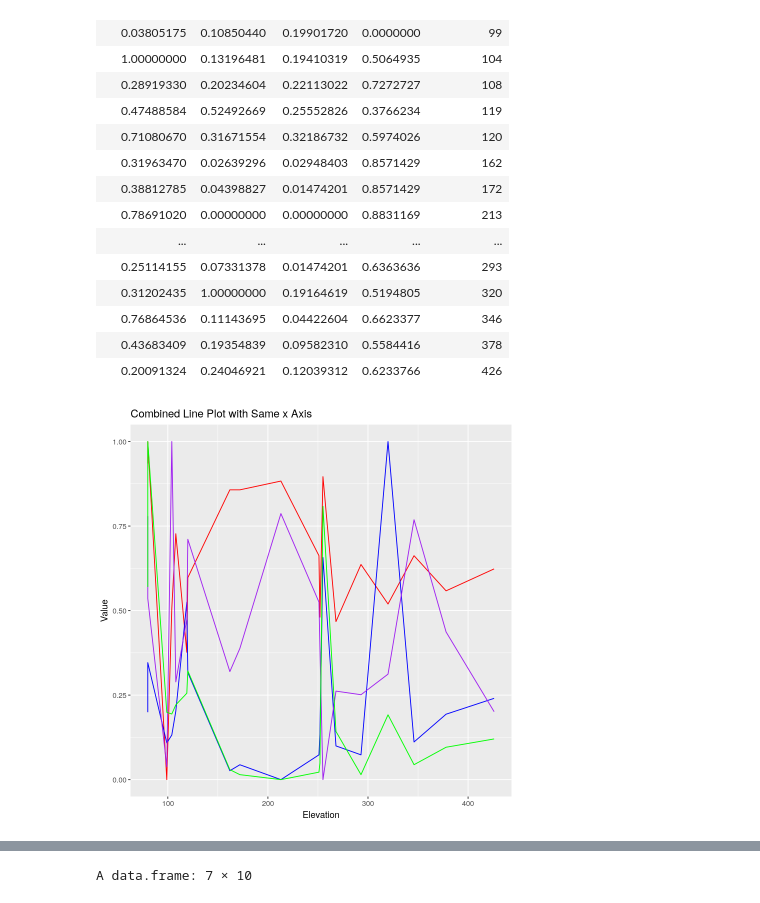
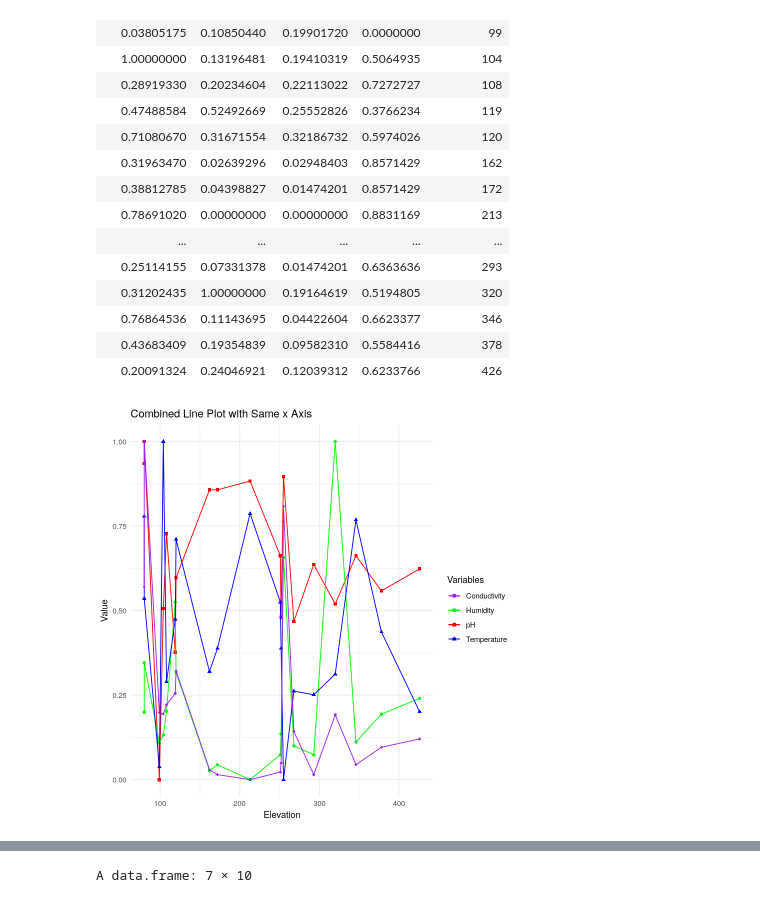
Before and after one commit to vassily60/IFS-soil-sampling, a Jupyter notebook: Untitled1.ipynb, the cells around one changed output, grey strips where cells are left out. Saved outputs shown, nothing was run; the diff lists cells and outputs as text; code cells hidden in the pictures.

```diff
--- a/Untitled1.ipynb
+++ b/Untitled1.ipynb
@@ -83,14 +93,22 @@ A data.frame: 19 × 5
 | 0.76864536 | 0.11143695 | 0.04422604 | 0.6623377 | 346 |
 | 0.43683409 | 0.19354839 | 0.09582310 | 0.5584416 | 378 |
 | 0.20091324 | 0.24046921 | 0.12039312 | 0.6233766 | 426 |
-# %%
-ggplot() +
-geom_point()+
-geom_line(data=df_normalized, aes(y=pH, x=Elevation..m. ), color="red") +
-geom_line(data=df_normalized, aes(y=Humidity...., x=Elevation..m.), color="blue") +
-geom_line(data=df_normalized, aes(y=Temperature..C., x=Elevation..m.), color="purple") +
-geom_line(data=df_normalized, aes(y=Conductivity, x=Elevation..m.), color="green") +
-labs(title = "Combined Line Plot with Same x Axis", x = "Elevation", y = "Value")
-# %% [output]
-[figure, removed]
+# %%
+
+ggplot(df_normalized, aes(x = Elevation..m.)) +
+  geom_line(aes(y = pH, color = "pH")) +
+  geom_point(aes(y = pH, color = "pH"), pch = 15) +
+  geom_line(aes(y = Humidity...., color = "Humidity")) +
+  geom_point(aes(y = Humidity...., color = "Humidity"), pch = 16) +
+  geom_line(aes(y = Temperature..C., color = "Temperature")) +
+  geom_point(aes(y = Temperature..C., color = "Temperature"), pch = 17) +
+  geom_line(aes(y = Conductivity, color = "Conductivity")) +
+  geom_point(aes(y = Conductivity, color = "Conductivity"), pch = 18) +
+  labs(title = "Combined Line Plot with Same x Axis", x = "Elevation", y = "Value") +
+  scale_color_manual(name = "Variables",
+                     values = c("pH" = "red", "Humidity" = "green", "Temperature" = "blue", "Conductivity" = "purple"),
+                     labels = c("Conductivity", "Humidity", "pH", "Temperature")) +
+  theme_minimal()
+# %% [output]
+[figure, added]
 # %%
```
Also changed, not shown: parts of 3 cells of this notebook, 1 other file.
